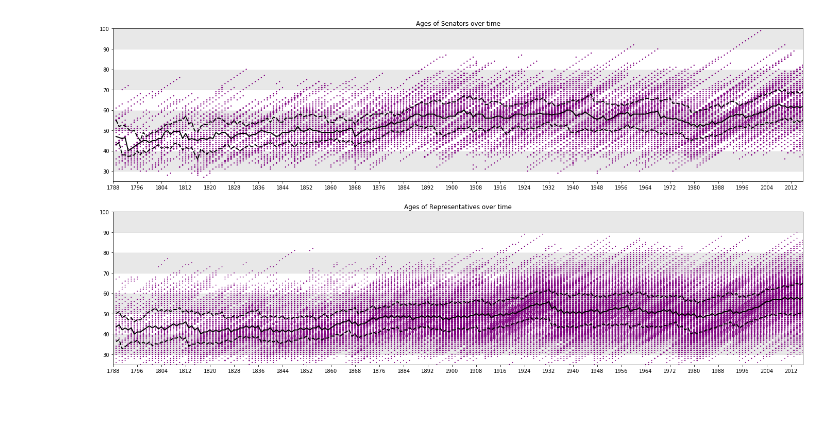
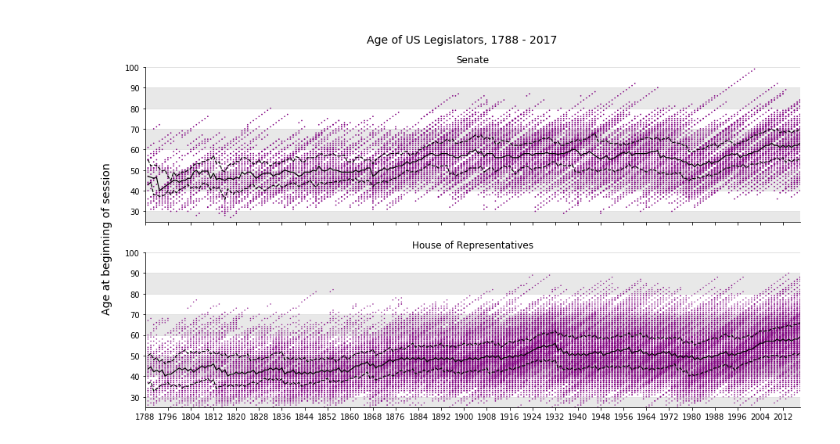
Before and after one commit to bmcmenamin/sundries, a Jupyter notebook: congress_age_distro/Congress Ages.ipynb, the cells around one changed output. Cells and saved outputs as stored; diff of their text form; code cells hidden in the pictures; blank space fills up the shorter version.

```diff
--- a/congress_age_distro/Congress Ages.ipynb
+++ b/congress_age_distro/Congress Ages.ipynb
@@ -74,7 +80,7 @@ count_age = (
     rename(columns={'date':'num_ages'})
 )
 # %%
-fig, axes = plt.subplots(nrows=2, ncols=1, figsize=(24, 12))
+fig, axes = plt.subplots(nrows=2, ncols=1, figsize=(15, 8), sharex=True)
 
 scatter_kwargs = {
     'alpha': 1.0,
@@ -86,8 +92,8 @@ scatter_kwargs = {
 }
 
 scatter_size_mult = {
-    'sen': 0.8 * pd.np.sqrt(5),
-    'rep': 0.8,
+    'sen': 0.22 * pd.np.sqrt(5),
+    'rep': 0.22,
 }
 
 line_args = {
@@ -97,55 +103,79 @@ line_args = {
 }
 
 line_kwargs = {
-    'linewidth': 2,
+    'linewidth': 1.2,
     'zorder': 3
 }
 
 cong_types = {
-    'sen': 'Senators',
-    'rep': 'Representatives'
+    'sen': 'Senate',
+    'rep': 'House of Representatives'
 }
 
-year_limits = [1788, 2016]
+year_limits = [1788, 2018]
 age_limits = [25, 100]
 
-bg_color_0 = 'white'
-bg_color_1 = 'lightgrey'
+bg_color = 'lightgrey'
 bg_kwargs = {
     'xmin': 0,
     'xmax': 1.0,
     'zorder': 1,
     'alpha': 0.5,
 }
 
 age_band_colors = {
-    (dec, dec + 10): bg_color_0 if dec%20 == 0 else bg_color_1
-    for dec in range(20, 100, 10)
+    (dec, dec + 10): bg_color
+    for dec in range(20, 100+1, 10)
+    if dec % 20 == 0
 }
 
 for ax, (cong_type, full_cong_type) in zip(axes, cong_types.items()):
-    ax.set_title('Ages of {} over time'.format(full_cong_type))
 
+    ax.set_title(full_cong_type)
     _df_age_count = count_age[count_age.type == cong_type]
     _df_age_med = median_age.loc[median_age.type == cong_type]
 
     ax.set_xticks(range(*year_limits, 8))
     ax.set_xlim(*year_limits)
     ax.set_ylim(*age_limits)
+    ax.set_ylabel('.', color=(0, 0, 0, 0))
+
+    ax.spines['top'].set_visible(False)
+    ax.spines['right'].set_visible(False)
+    ax.spines['bottom'].set_visible(True)
+    ax.spines['left'].set_visible(True)
 
     for barlims, color in age_band_colors.items():
         ax.axhspan(*barlims, color=color, **bg_kwargs)
 
     ax.scatter(
         _df_age_count.year,
         _df_age_count.age,
         s=scatter_size_mult[cong_type]*_df_age_count.num_ages,
         **scatter_kwargs
     )
 
     for q, _df in _df_age_med.groupby('qtile'):
         ax.plot(_df.year, _df.age, *line_args[q], **line_kwargs)
 
-fig.savefig('congressional_ages_over_time.png')
+fig.suptitle(".", color=(0, 0, 0, 0))
+fig.text(
+    0.5, 0.94, 'Age of US Legislators, 1788 - 2017',
+    va='center', ha='center', rotation='horizontal',
+    fontsize=14
+)
+
+fig.text(
+    0.08, 0.5, 'Age at beginning of session',
+    va='center', ha='center', rotation='vertical',
+    fontsize=14
+)
+
+fig.savefig(
+    'congressional_ages_over_time.png',
+    transparent=False,
+    frameon=False,
+    dpi=350
+)
 # %% [output]
-[figure, old version]
+[figure, new version]
```
Also changed, not shown: parts of 2 cells of this notebook, 1 other file.
